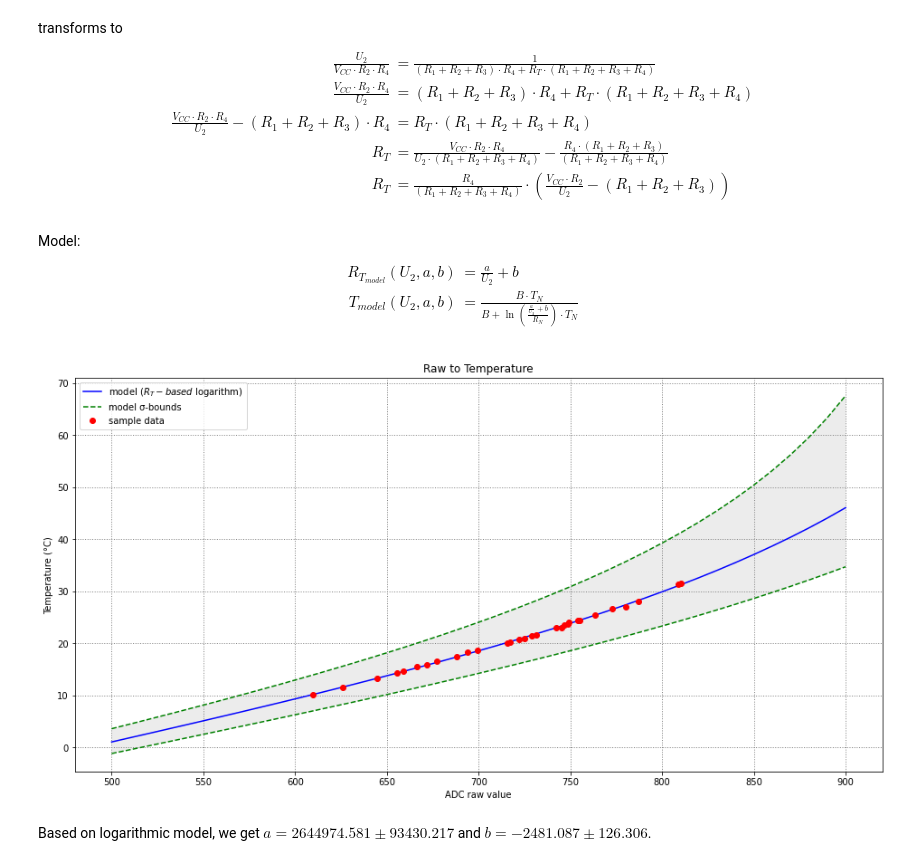
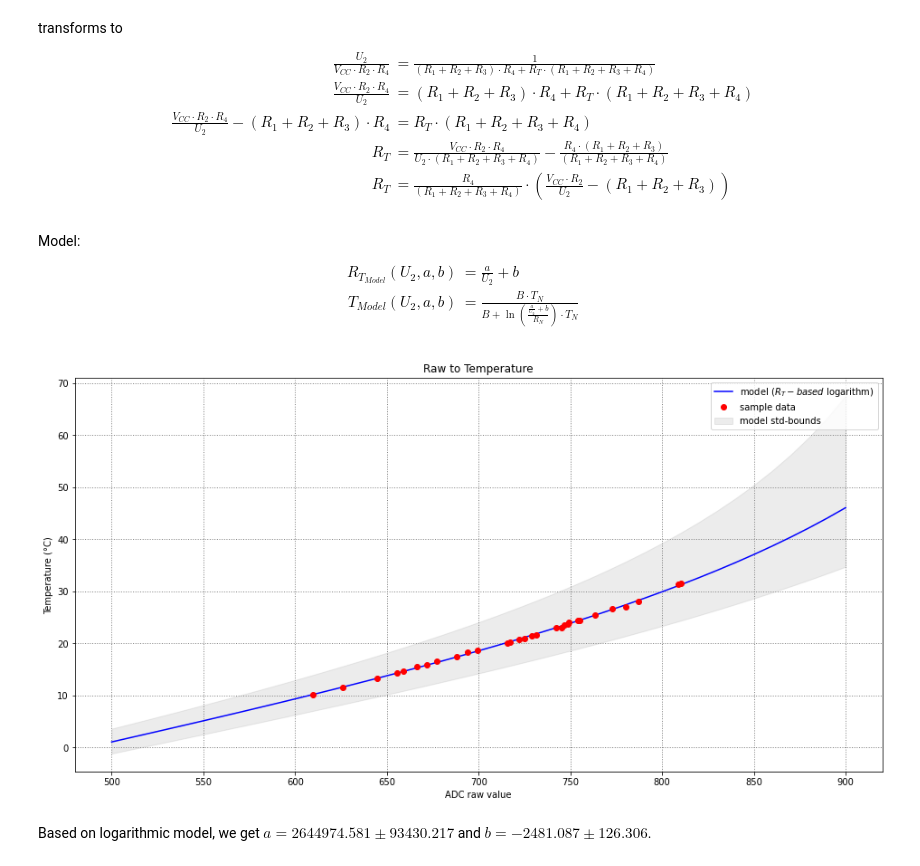
Before and after one commit to henrythasler/sensor-gateway, a Jupyter notebook: docs/temperature-calculation.ipynb, the cells around one changed output. Drawn from its saved outputs; the diff is of its cells as text; code cells hidden in the pictures.

```diff
--- a/docs/temperature-calculation.ipynb
+++ b/docs/temperature-calculation.ipynb
@@ -146,45 +147,43 @@ $$
 Model:
 $$
 \begin{align}
-R_{T_{model}}(U_2, a, b) &= \frac{a}{U_2} + b \\
-T_{model}(U_2, a, b) &= \frac{B \cdot T_N}{B + \ln\left( \frac{\frac{a}{U_2}+b}{R_N} \right) \cdot T_N}
+R_{T_{Model}}(U_2, a, b) &= \frac{a}{U_2} + b \\
+T_{Model}(U_2, a, b) &= \frac{B \cdot T_N}{B + \ln\left( \frac{\frac{a}{U_2}+b}{R_N} \right) \cdot T_N}
 \end{align}
 $$
 # %%
 # logarithmic approach
 def func(x, a, b):
     RT = a/x+b
     return B * T_N / (B + np.log(RT/R_N)*T_N)
 
 popt, pcov = curve_fit(func, raw, temp, absolute_sigma=True)
 a=popt[0]
 b=popt[1]
 
 x_data = np.arange(500, 901, 10)
 y_data = func(x_data, *popt);
 
 plt.rcParams['figure.figsize'] = [16,8]
 plt.plot(x_data, y_data-273.15, 'b-', label='model ($R_T-based$ logarithm)');
 
 stdevs = np.sqrt(np.diag(pcov))
 
 upper = func(x_data, popt[0]+stdevs[0], popt[1]+stdevs[1])-273.15
 lower = func(x_data, popt[0]-stdevs[0], popt[1]-stdevs[1])-273.15
 
-plt.plot(x_data, upper, 'g--', label='model σ-bounds')
-plt.plot(x_data, lower, 'g--')
-plt.fill_between(x_data, upper, lower, facecolor="gray", alpha=0.15)
+plt.fill_between(x_data, upper, lower, color="grey", alpha=0.15, label='model std-bounds')
 
 plt.plot(raw, temp-273.15, 'ro', label='sample data');
 plt.rcParams['figure.figsize'] = [16,8]
 plt.grid(color='grey', linestyle=':', linewidth=1)
 
 plt.legend();
 plt.title('Raw to Temperature');
 plt.xlabel('ADC raw value');
 plt.ylabel('Temperature (°C)');
 # %% [output]
-[figure, old version]
+[figure, new version]
 # %%
 md("Based on logarithmic model, we get $a={:.3f} \pm {:.3f}$ and $b={:.3f} \pm {:.3f}$.".format(popt[0], stdevs[0], popt[1], stdevs[1]))
 # %% [output]
```
Also changed, not shown: parts of 3 cells of this notebook, 1 other file.
